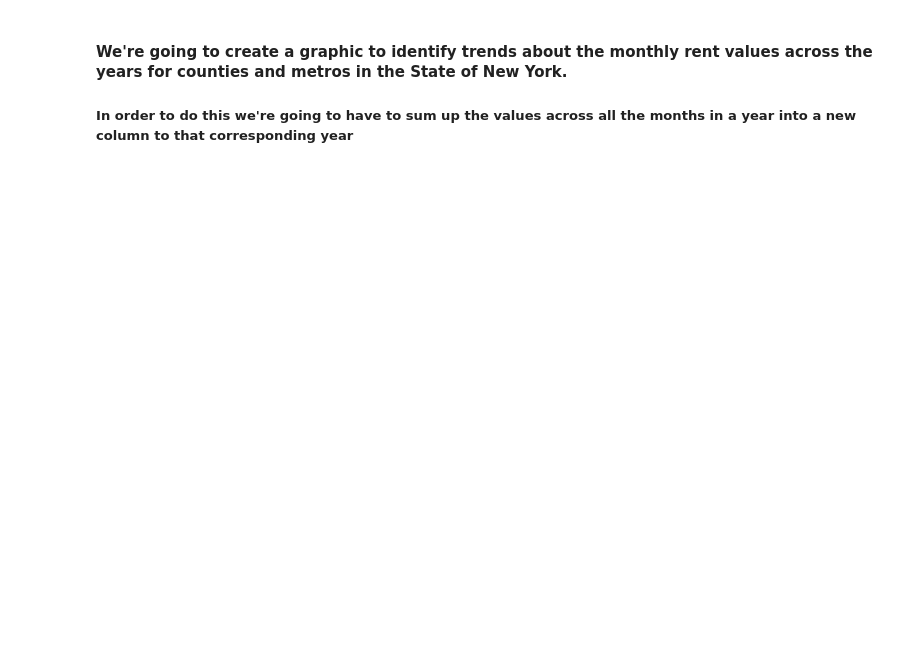
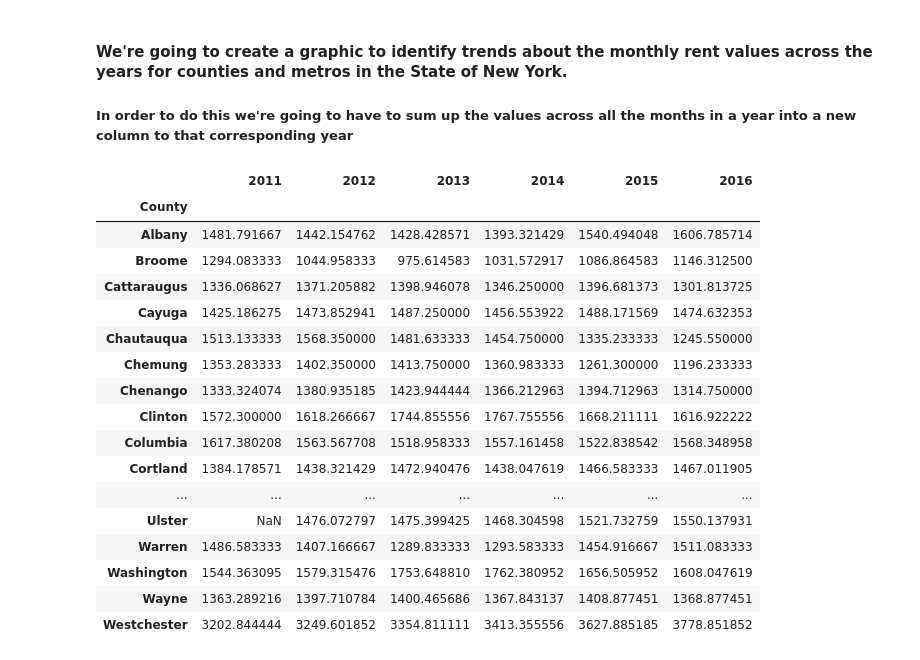
Before and after one commit to Leehis/Data-Curation---Management, a Jupyter notebook: finalproject.ipynb, the cells around one changed output. Saved outputs shown, nothing was run; the diff lists cells and outputs as text; code cells hidden in the pictures; blank space fills up the shorter version.

```diff
--- a/finalproject.ipynb
+++ b/finalproject.ipynb
@@ -158,3 +213,23 @@ new_york_df
 # %%
 ny_by_county = new_york_df.groupby('County').mean()
 ny_by_county = ny_by_county.drop(columns=['Population Rank'])
+ny_by_county
+# %% [output]
+|  | 2011 | 2012 | 2013 | 2014 | 2015 | 2016 |
+| County |  |  |  |  |  |  |
+| Albany | 1481.791667 | 1442.154762 | 1428.428571 | 1393.321429 | 1540.494048 | 1606.785714 |
+| Broome | 1294.083333 | 1044.958333 | 975.614583 | 1031.572917 | 1086.864583 | 1146.312500 |
+| Cattaraugus | 1336.068627 | 1371.205882 | 1398.946078 | 1346.250000 | 1396.681373 | 1301.813725 |
+| Cayuga | 1425.186275 | 1473.852941 | 1487.250000 | 1456.553922 | 1488.171569 | 1474.632353 |
+| Chautauqua | 1513.133333 | 1568.350000 | 1481.633333 | 1454.750000 | 1335.233333 | 1245.550000 |
+| Chemung | 1353.283333 | 1402.350000 | 1413.750000 | 1360.983333 | 1261.300000 | 1196.233333 |
+| Chenango | 1333.324074 | 1380.935185 | 1423.944444 | 1366.212963 | 1394.712963 | 1314.750000 |
+| Clinton | 1572.300000 | 1618.266667 | 1744.855556 | 1767.755556 | 1668.211111 | 1616.922222 |
+| Columbia | 1617.380208 | 1563.567708 | 1518.958333 | 1557.161458 | 1522.838542 | 1568.348958 |
+| Cortland | 1384.178571 | 1438.321429 | 1472.940476 | 1438.047619 | 1466.583333 | 1467.011905 |
+| ... | ... | ... | ... | ... | ... | ... |
+| Ulster | NaN | 1476.072797 | 1475.399425 | 1468.304598 | 1521.732759 | 1550.137931 |
+| Warren | 1486.583333 | 1407.166667 | 1289.833333 | 1293.583333 | 1454.916667 | 1511.083333 |
+| Washington | 1544.363095 | 1579.315476 | 1753.648810 | 1762.380952 | 1656.505952 | 1608.047619 |
+| Wayne | 1363.289216 | 1397.710784 | 1400.465686 | 1367.843137 | 1408.877451 | 1368.877451 |
+| Westchester | 3202.844444 | 3249.601852 | 3354.811111 | 3413.355556 | 3627.885185 | 3778.851852 |
```
Also changed, not shown: parts of 7 cells of this notebook.
